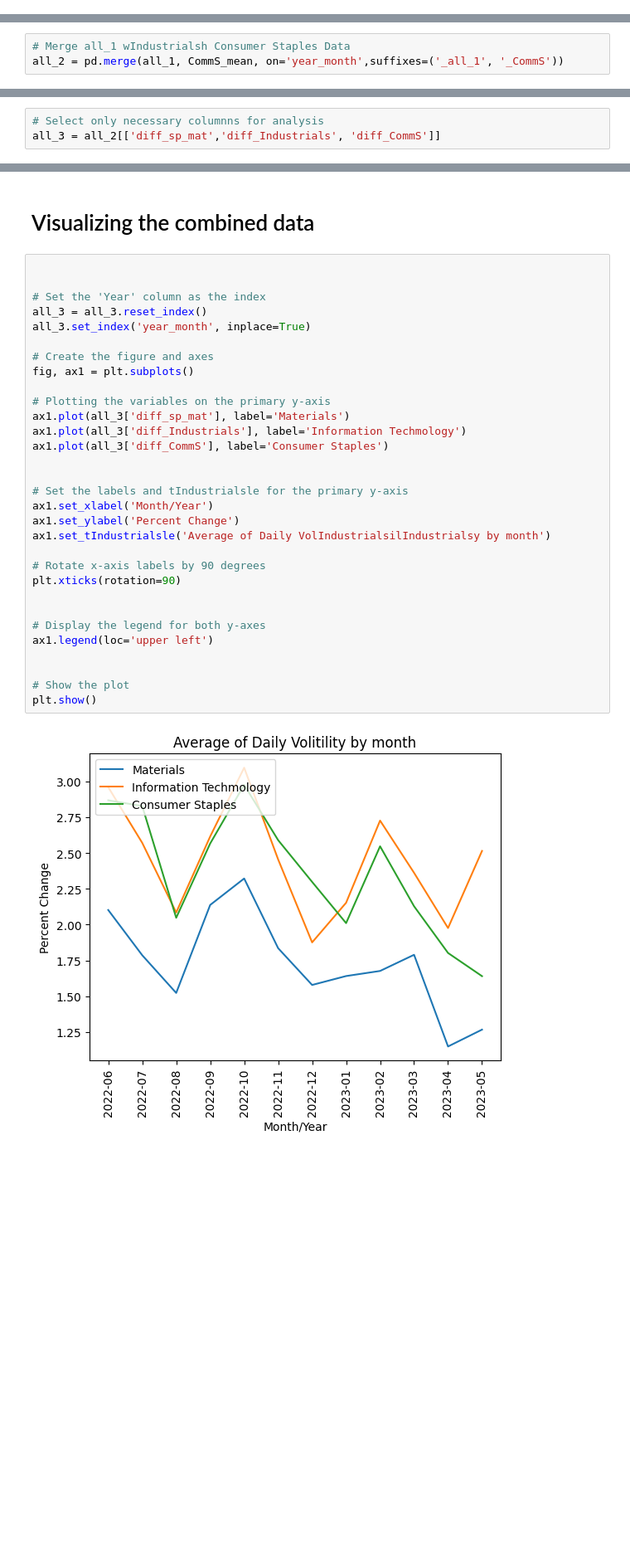
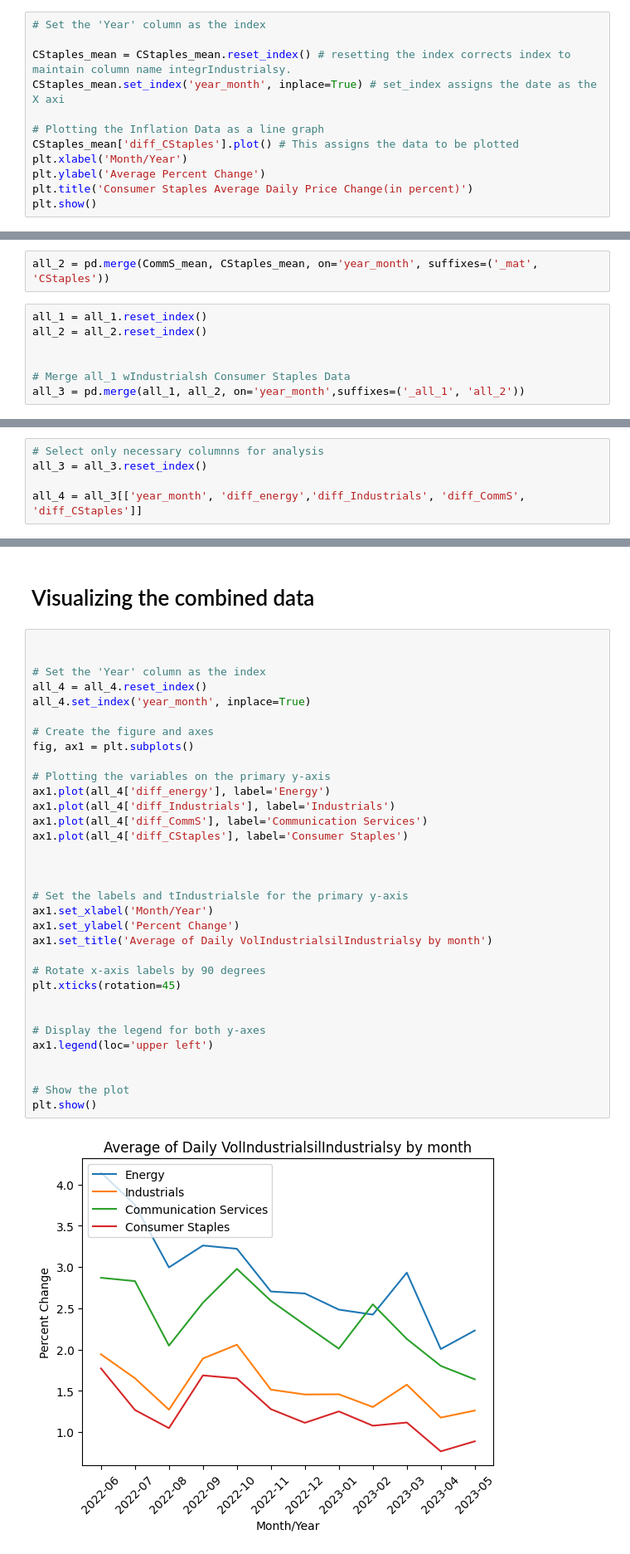
Before and after one commit to ChrisVerg/SmartInvest, a Jupyter notebook: Notebooks/SP500SynthesisGuide_JC.ipynb, the cells around one changed output, grey strips where cells are left out. Shown at 83% size. Cells and saved outputs as stored; diff of their text form; blank space fills up the shorter version.

```diff
--- a/Notebooks/SP500SynthesisGuide_JC.ipynb
+++ b/Notebooks/SP500SynthesisGuide_JC.ipynb
@@ -358,0 +388,12 @@ plt.show()
+# %%
+# Set the 'Year' column as the index
+
+CStaples_mean = CStaples_mean.reset_index() # resetting the index corrects index to maintain column name integrIndustrialsy.
+CStaples_mean.set_index('year_month', inplace=True) # set_index assigns the date as the X axi
+
+# Plotting the Inflation Data as a line graph
+CStaples_mean['diff_CStaples'].plot() # This assigns the data to be plotted
+plt.xlabel('Month/Year')
+plt.ylabel('Average Percent Change')
+plt.title('Consumer Staples Average Daily Price Change(in percent)')
+plt.show()
@@ -364,4 +417,10 @@ all_1 = pd.merge(Energy_mean, Industrials_mean, on='year_month', suffixes=('_mat
+# %%
+all_2 = pd.merge(CommS_mean, CStaples_mean, on='year_month', suffixes=('_mat', 'CStaples'))
 # %%
+all_1 = all_1.reset_index()
+all_2 = all_2.reset_index()
+
+
 # Merge all_1 wIndustrialsh Consumer Staples Data
-all_2 = pd.merge(all_1, CommS_mean, on='year_month',suffixes=('_all_1', '_CommS'))
+all_3 = pd.merge(all_1, all_2, on='year_month',suffixes=('_all_1', 'all_2'))
 # %%
@@ -377,3 +435,5 @@ all_2.head()
 # %%
 # Select only necessary columnns for analysis
-all_3 = all_2[['diff_sp_mat','diff_Industrials', 'diff_CommS']]
+all_3 = all_3.reset_index()
+
+all_4 = all_3[['year_month', 'diff_energy','diff_Industrials', 'diff_CommS', 'diff_CStaples']]
@@ -424,33 +454,35 @@ all_3
 # %%
 
 
 # Set the 'Year' column as the index
-all_3 = all_3.reset_index()
-all_3.set_index('year_month', inplace=True)
+all_4 = all_4.reset_index()
+all_4.set_index('year_month', inplace=True)
 
 # Create the figure and axes
 fig, ax1 = plt.subplots()
 
 # Plotting the variables on the primary y-axis
-ax1.plot(all_3['diff_sp_mat'], label='Materials')
-ax1.plot(all_3['diff_Industrials'], label='Information Techmology')
-ax1.plot(all_3['diff_CommS'], label='Consumer Staples')
+ax1.plot(all_4['diff_energy'], label='Energy')
+ax1.plot(all_4['diff_Industrials'], label='Industrials')
+ax1.plot(all_4['diff_CommS'], label='Communication Services')
+ax1.plot(all_4['diff_CStaples'], label='Consumer Staples')
+
 
 
 # Set the labels and tIndustrialsle for the primary y-axis
 ax1.set_xlabel('Month/Year')
 ax1.set_ylabel('Percent Change')
-ax1.set_tIndustrialsle('Average of Daily VolIndustrialsilIndustrialsy by month')
+ax1.set_title('Average of Daily VolIndustrialsilIndustrialsy by month')
 
 # Rotate x-axis labels by 90 degrees
-plt.xticks(rotation=90)
+plt.xticks(rotation=45)
 
 
 # Display the legend for both y-axes
 ax1.legend(loc='upper left')
 
 
 # Show the plot
 plt.show()
 # %% [output]
-[figure, old version]
+[figure, new version]
```
Also changed, not shown: parts of 28 cells of this notebook, 4 other files.
